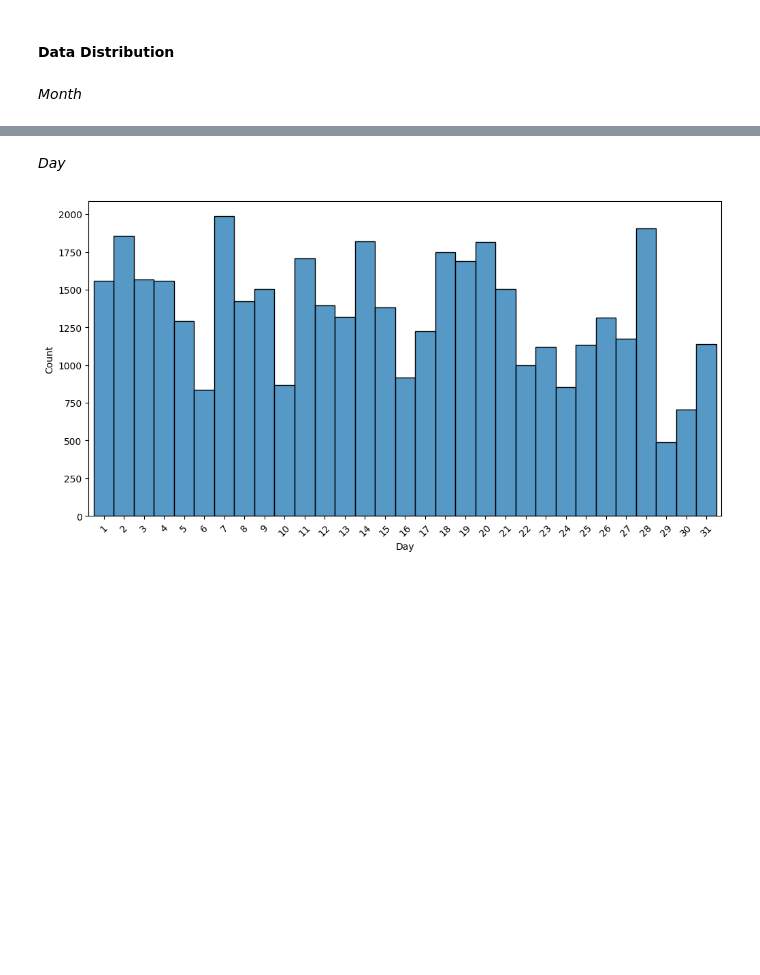
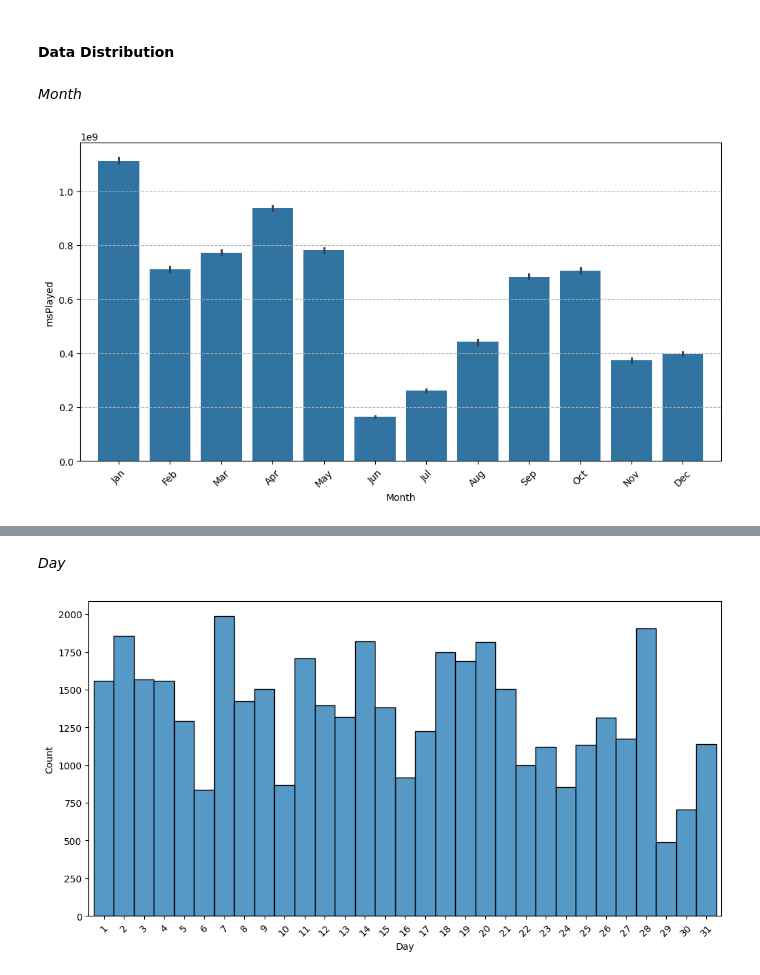
Before and after one commit to miqbal-id27/Spotify_Unwrapped, a Jupyter notebook: initial_streaming_analysis.ipynb, the cells around one changed output, grey strips where cells are left out. Cells and saved outputs as stored; diff of their text form; code cells hidden in the pictures; blank space fills up the shorter version.

```diff
--- a/initial_streaming_analysis.ipynb
+++ b/initial_streaming_analysis.ipynb
@@ -212,4 +233,17 @@ json_uni.describe()
 # %% [markdown]
 <a name="hist-month"></a>
 *Month*
+# %%
+# Streaming Times
+# Bar Plot
+plt.figure(figsize=(12,6))
+sns.barplot(data=json_uni, x='Month', y='msPlayed', estimator='sum')
+
+plt.xticks(range(0, 12), ['Jan', 'Feb', 'Mar', 'Apr', 'May', 'Jun', 'Jul', 'Aug', 'Sep', 'Oct', 'Nov', 'Dec'], rotation=45)
+plt.xlim(-0.75, 11.75)
+plt.grid(axis='y', linestyle='--')
+
+plt.show()
+# %% [output]
+[figure, added]
 # %%
```
Also changed, not shown: parts of 24 cells of this notebook.
